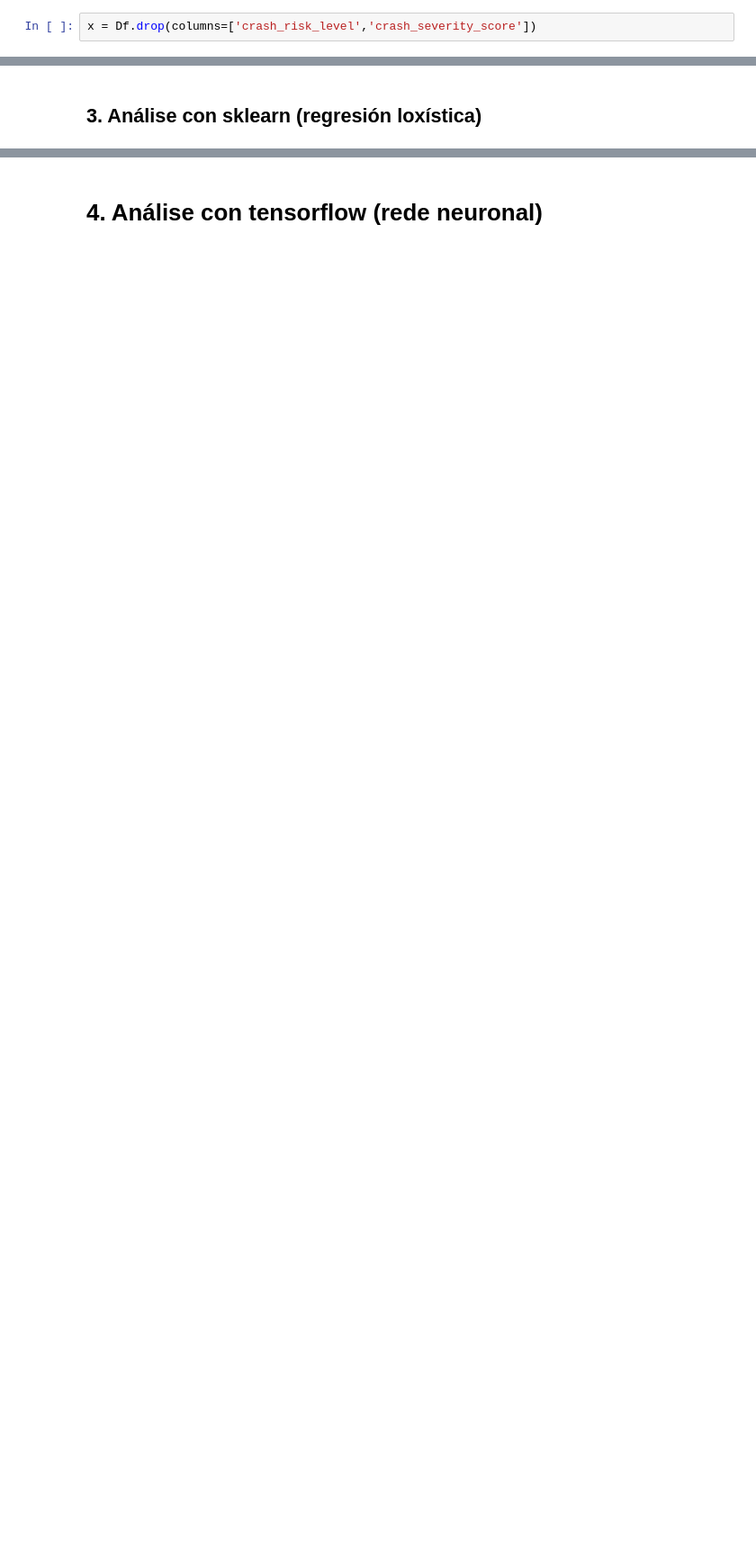
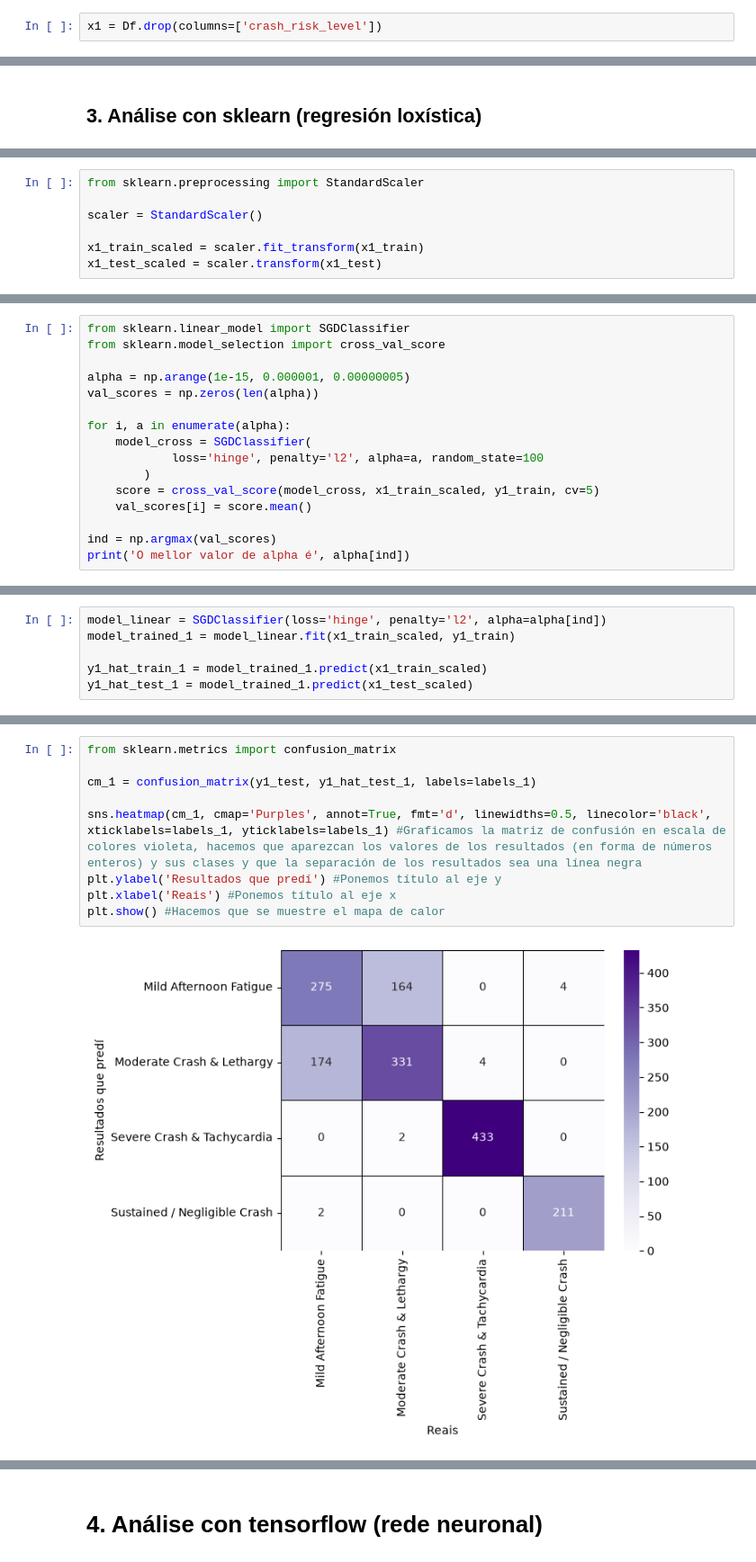
Before and after one commit to sebastian-taboas/Biophysics, a Jupyter notebook: traballo1_redes_neuronais/rede_neuronal_optima.ipynb, the cells around one changed output, grey strips where cells are left out. Shown at 90% size. Saved outputs shown, nothing was run; the diff lists cells and outputs as text; blank space fills up the shorter version.

```diff
--- a/traballo1_redes_neuronais/rede_neuronal_optima.ipynb
+++ b/traballo1_redes_neuronais/rede_neuronal_optima.ipynb
@@ -313,3 +315,3 @@ Podemos propoñer dous tipos de análises, un onde descartamos os outros y'es pa
 # %%
-x = Df.drop(columns=['crash_risk_level','crash_severity_score'])
+x1 = Df.drop(columns=['crash_risk_level'])
 # %%
@@ -475,0 +325,7 @@ x = Df.drop(columns=['crash_risk_level','crash_severity_score'])
+# %%
+from sklearn.preprocessing import StandardScaler
+
+scaler = StandardScaler()
+
+x1_train_scaled = scaler.fit_transform(x1_train)
+x1_test_scaled = scaler.transform(x1_test)
@@ -475,0 +336,16 @@ x = Df.drop(columns=['crash_risk_level','crash_severity_score'])
+# %%
+from sklearn.linear_model import SGDClassifier
+from sklearn.model_selection import cross_val_score
+
+alpha = np.arange(1e-15, 0.000001, 0.00000005)
+val_scores = np.zeros(len(alpha))
+
+for i, a in enumerate(alpha):
+    model_cross = SGDClassifier(
+            loss='hinge', penalty='l2', alpha=a, random_state=100
+        )
+    score = cross_val_score(model_cross, x1_train_scaled, y1_train, cv=5)
+    val_scores[i] = score.mean()
+
+ind = np.argmax(val_scores)
+print('O mellor valor de alpha é', alpha[ind])
@@ -475,0 +354,6 @@ x = Df.drop(columns=['crash_risk_level','crash_severity_score'])
+# %%
+model_linear = SGDClassifier(loss='hinge', penalty='l2', alpha=alpha[ind])
+model_trained_1 = model_linear.fit(x1_train_scaled, y1_train)
+
+y1_hat_train_1 = model_trained_1.predict(x1_train_scaled)
+y1_hat_test_1 = model_trained_1.predict(x1_test_scaled)
@@ -475,0 +388,11 @@ x = Df.drop(columns=['crash_risk_level','crash_severity_score'])
+# %%
+from sklearn.metrics import confusion_matrix
+
+cm_1 = confusion_matrix(y1_test, y1_hat_test_1, labels=labels_1)
+
+sns.heatmap(cm_1, cmap='Purples', annot=True, fmt='d', linewidths=0.5, linecolor='black', xticklabels=labels_1, yticklabels=labels_1) #Graficamos la matriz de confusión en escala de colores violeta, hacemos que aparezcan los valores de los resultados (en forma de números enteros) y sus clases y que la separación de los resultados sea una línea negra
+plt.ylabel('Resultados que predí') #Ponemos título al eje y
+plt.xlabel('Reais') #Ponemos título al eje x
+plt.show() #Hacemos que se muestre el mapa de calor
+# %% [output]
+[figure, added]
```
Also changed, not shown: parts of 75 cells of this notebook.
